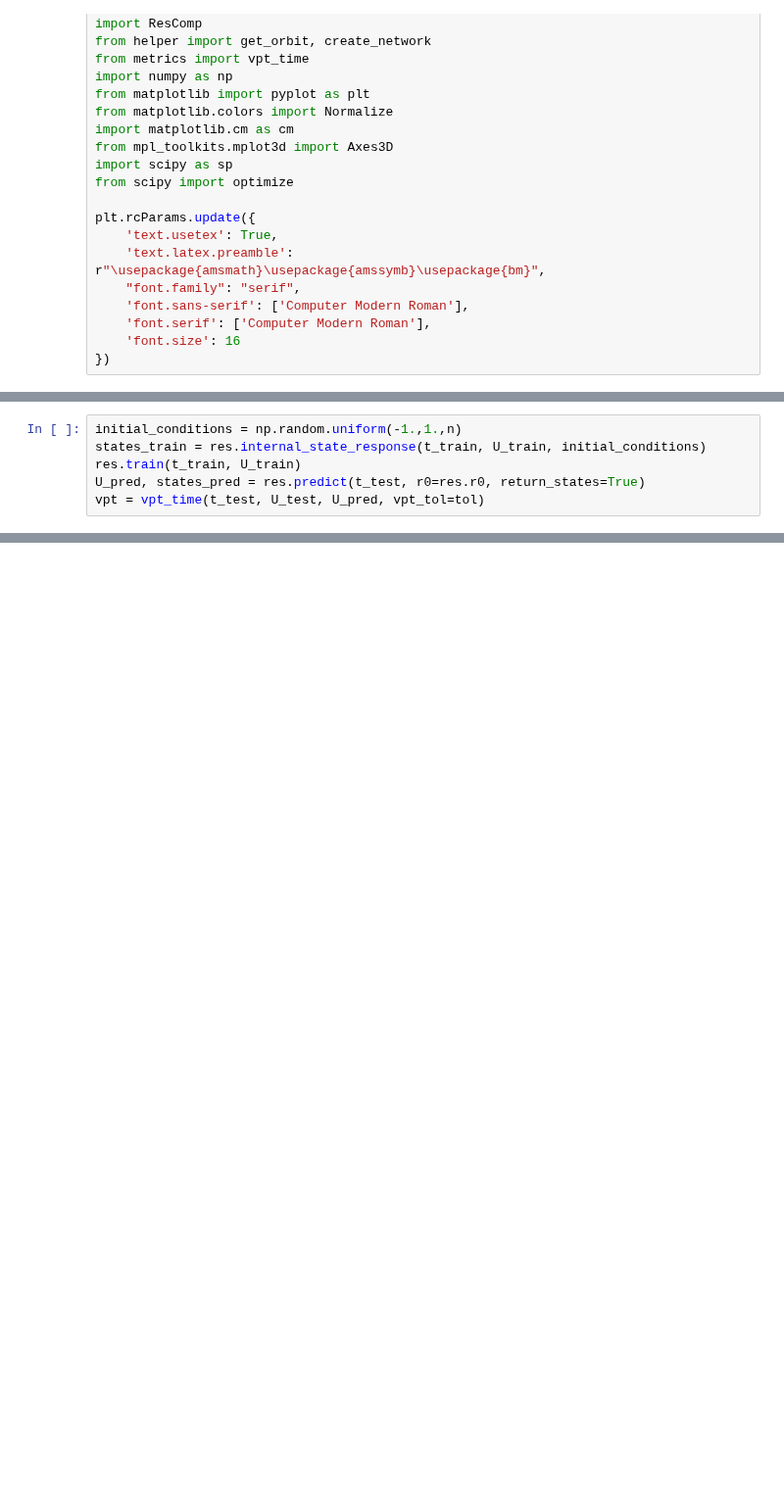
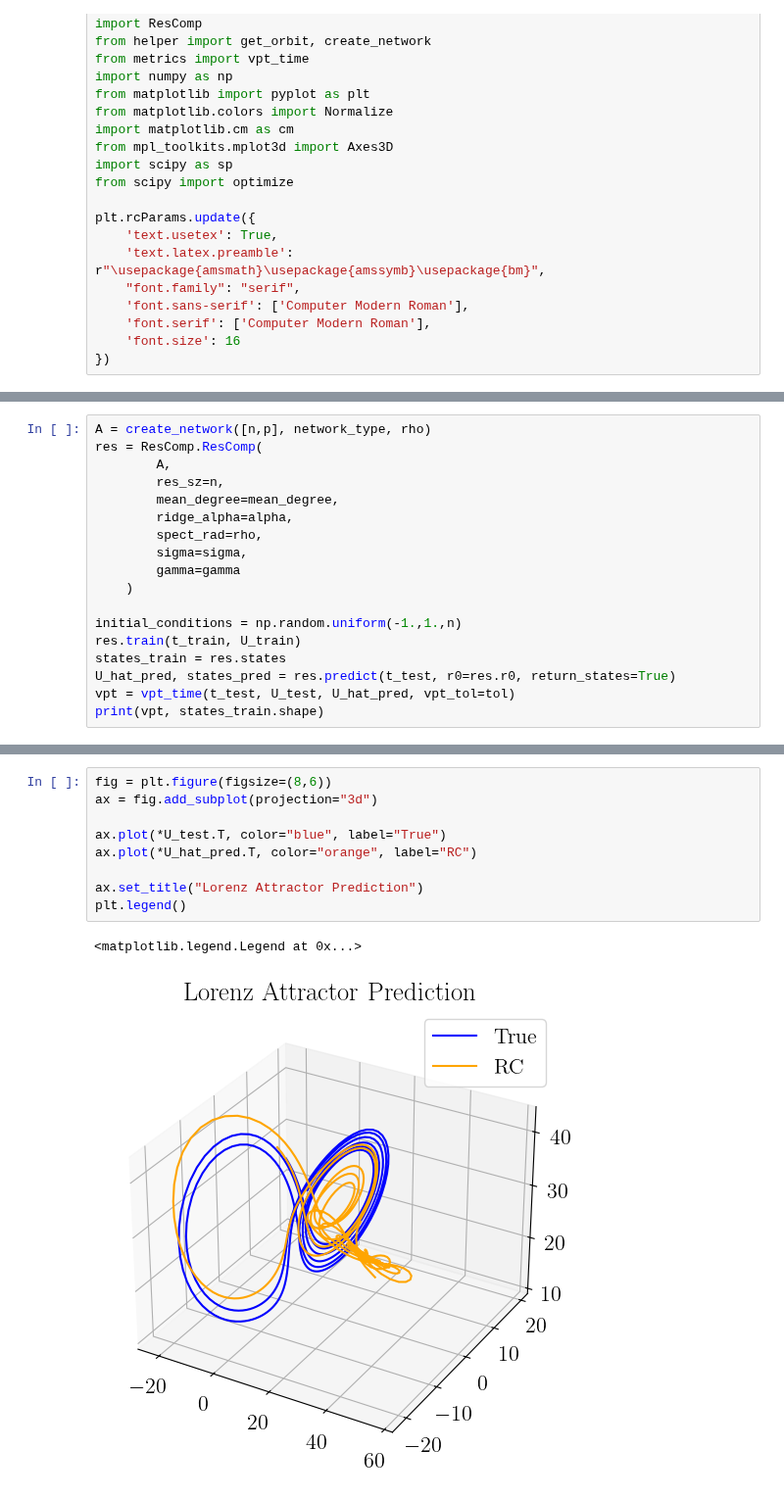
Before and after one commit to seyfdall/Thinned_Rescomp, a Jupyter notebook: paper_plots.ipynb, the cells around one changed output, grey strips where cells are left out. Shown at 98% size. Saved outputs shown, nothing was run; the diff lists cells and outputs as text; blank space fills up the shorter version.

```diff
--- a/paper_plots.ipynb
+++ b/paper_plots.ipynb
@@ -42,6 +49,18 @@ res = ResComp.ResComp(A, res_sz=n, mean_degree=mean_degree,
 # %%
+A = create_network([n,p], network_type, rho)
+res = ResComp.ResComp(
+        A,
+        res_sz=n,
+        mean_degree=mean_degree,
+        ridge_alpha=alpha,
+        spect_rad=rho,
+        sigma=sigma,
+        gamma=gamma
+    )
+
 initial_conditions = np.random.uniform(-1.,1.,n)
-states_train = res.internal_state_response(t_train, U_train, initial_conditions)
 res.train(t_train, U_train)
-U_pred, states_pred = res.predict(t_test, r0=res.r0, return_states=True)
-vpt = vpt_time(t_test, U_test, U_pred, vpt_tol=tol)
+states_train = res.states
+U_hat_pred, states_pred = res.predict(t_test, r0=res.r0, return_states=True)
+vpt = vpt_time(t_test, U_test, U_hat_pred, vpt_tol=tol)
+print(vpt, states_train.shape)
@@ -111,0 +187,12 @@ plt.show()
+# %%
+fig = plt.figure(figsize=(8,6))
+ax = fig.add_subplot(projection="3d")
+
+ax.plot(*U_test.T, color="blue", label="True")
+ax.plot(*U_hat_pred.T, color="orange", label="RC")
+
+ax.set_title("Lorenz Attractor Prediction")
+plt.legend()
+# %% [output]
+<matplotlib.legend.Legend at 0x...>
+[figure, added]
```
Also changed, not shown: parts of 8 cells of this notebook, 1 other file.
